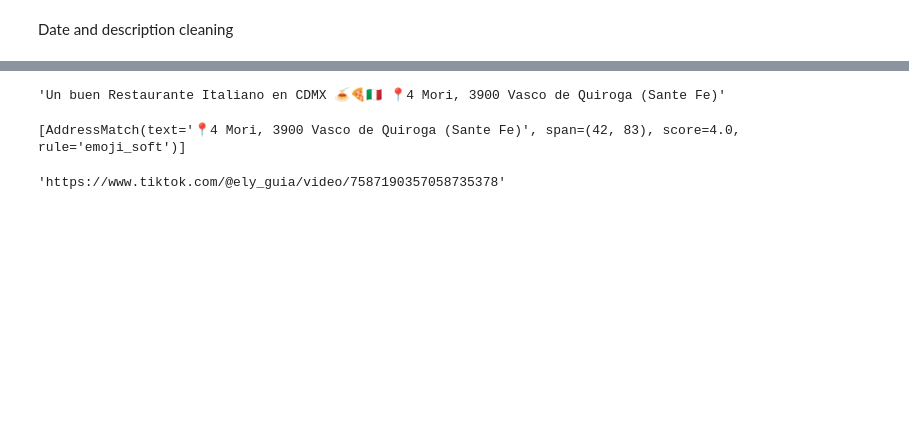
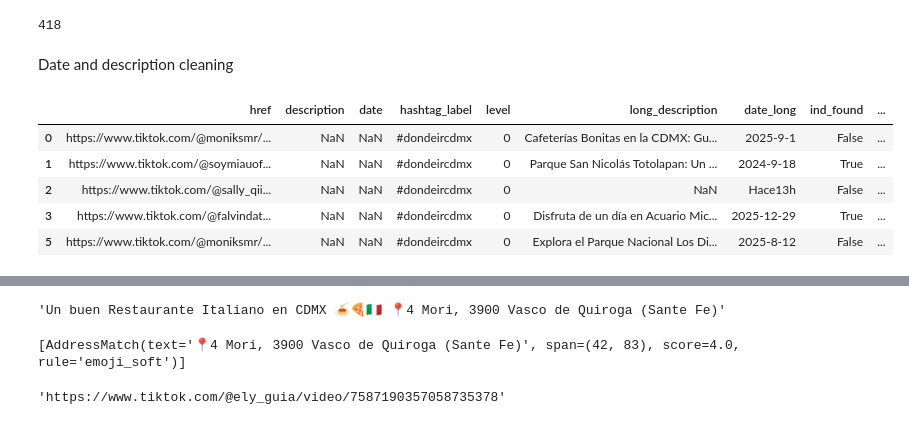
Before and after one commit to edgar-daniel-codes/where_2_go, a Jupyter notebook: draft.ipynb, the cells around one changed output, grey strips where cells are left out. Drawn from its saved outputs; the diff is of its cells as text; code cells hidden in the pictures; blank space fills up the shorter version.

```diff
--- a/draft.ipynb
+++ b/draft.ipynb
@@ -309,3 +330,7 @@ df_raw_des.to_csv(RAW_DATA + DAY_FILE, index = False)
+# %%
+len(df_raw_des)
+# %% [output]
+418
 # %% [markdown]
 Date and description cleaning
 # %%
@@ -318,6 +343,15 @@ df = (df_raw.merge(
     )
     .dropna(subset=['date_long'])
 )
+# %%
+df.head(5)
+# %% [output]
+|  | href | description | date | hashtag_label | level | long_description | date_long | ind_found | ... |
+| 0 | https://www.tiktok.com/@moniksmr/... | NaN | NaN | #dondeircdmx | 0 | Cafeterías Bonitas en la CDMX: Gu... | 2025-9-1 | False | ... |
+| 1 | https://www.tiktok.com/@soymiauof... | NaN | NaN | #dondeircdmx | 0 | Parque San Nicolás Totolapan: Un ... | 2024-9-18 | True | ... |
+| 2 | https://www.tiktok.com/@sally_qii... | NaN | NaN | #dondeircdmx | 0 | NaN | Hace13h | False | ... |
+| 3 | https://www.tiktok.com/@falvindat... | NaN | NaN | #dondeircdmx | 0 | Disfruta de un día en Acuario Mic... | 2025-12-29 | True | ... |
+| 5 | https://www.tiktok.com/@moniksmr/... | NaN | NaN | #dondeircdmx | 0 | Explora el Parque Nacional Los Di... | 2025-8-12 | False | ... |
 # %%
 # Get full description
 df = df.query(""" long_description != '' """)
```
Also changed, not shown: parts of 3 cells of this notebook, 1 other file.
